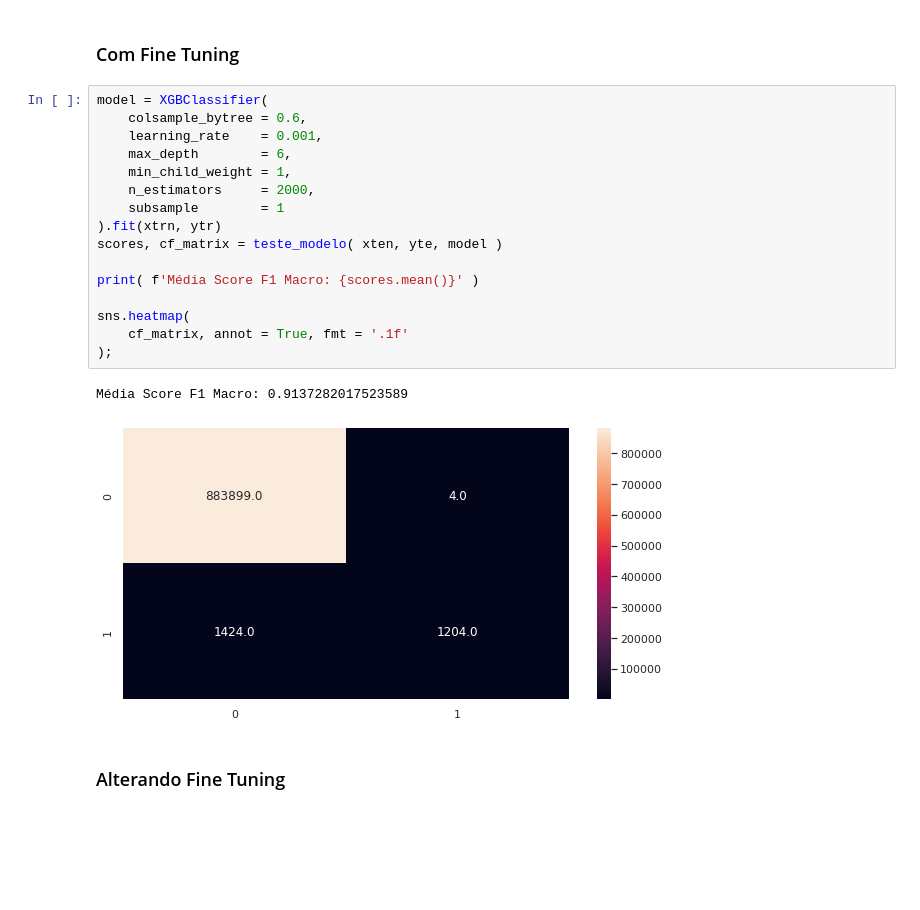
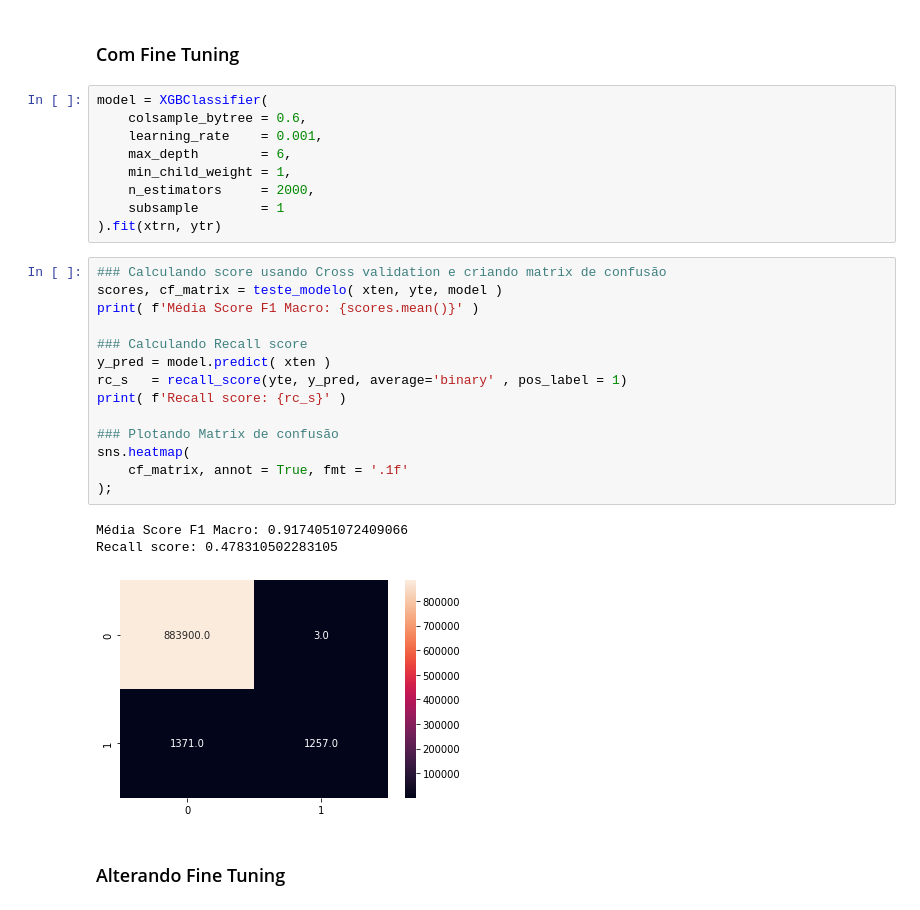
Before and after one commit to rsantosluan/fraud_detect, a Jupyter notebook: Jnotebooks/ML-C2.ipynb, the cells around one changed output. Cells and saved outputs as stored; diff of their text form; blank space fills up the shorter version.

```diff
--- a/Jnotebooks/ML-C2.ipynb
+++ b/Jnotebooks/ML-C2.ipynb
@@ -403,16 +391,24 @@ model = XGBClassifier(
     n_estimators     = 2000,
     subsample        = 1
 ).fit(xtrn, ytr)
-scores, cf_matrix = teste_modelo( xten, yte, model )
-
-print( f'Média Score F1 Macro: {scores.mean()}' )
-
-sns.heatmap(
-    cf_matrix, annot = True, fmt = '.1f'
-);
-# %% [output]
-Média Score F1 Macro: 0.9137282017523589
-[figure, removed]
+# %%
+### Calculando score usando Cross validation e criando matrix de confusão
+scores, cf_matrix = teste_modelo( xten, yte, model )
+print( f'Média Score F1 Macro: {scores.mean()}' )
+
+### Calculando Recall score
+y_pred = model.predict( xten )
+rc_s   = recall_score(yte, y_pred, average='binary' , pos_label = 1)
+print( f'Recall score: {rc_s}' )
+
+### Plotando Matrix de confusão
+sns.heatmap(
+    cf_matrix, annot = True, fmt = '.1f'
+);
+# %% [output]
+Média Score F1 Macro: 0.9174051072409066
+Recall score: 0.478310502283105
+[figure, added]
 # %% [markdown]
 ### Alterando Fine Tuning
 # %%
```
Also changed, not shown: parts of 21 cells of this notebook.
